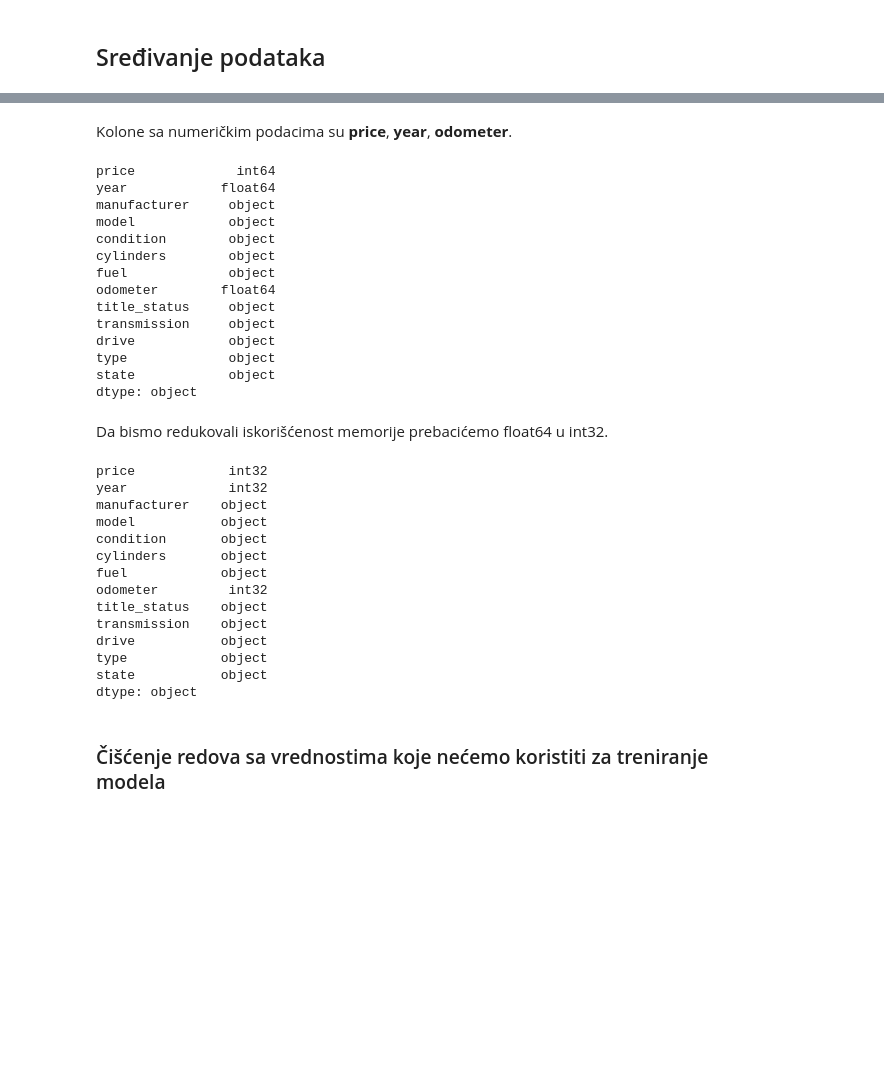
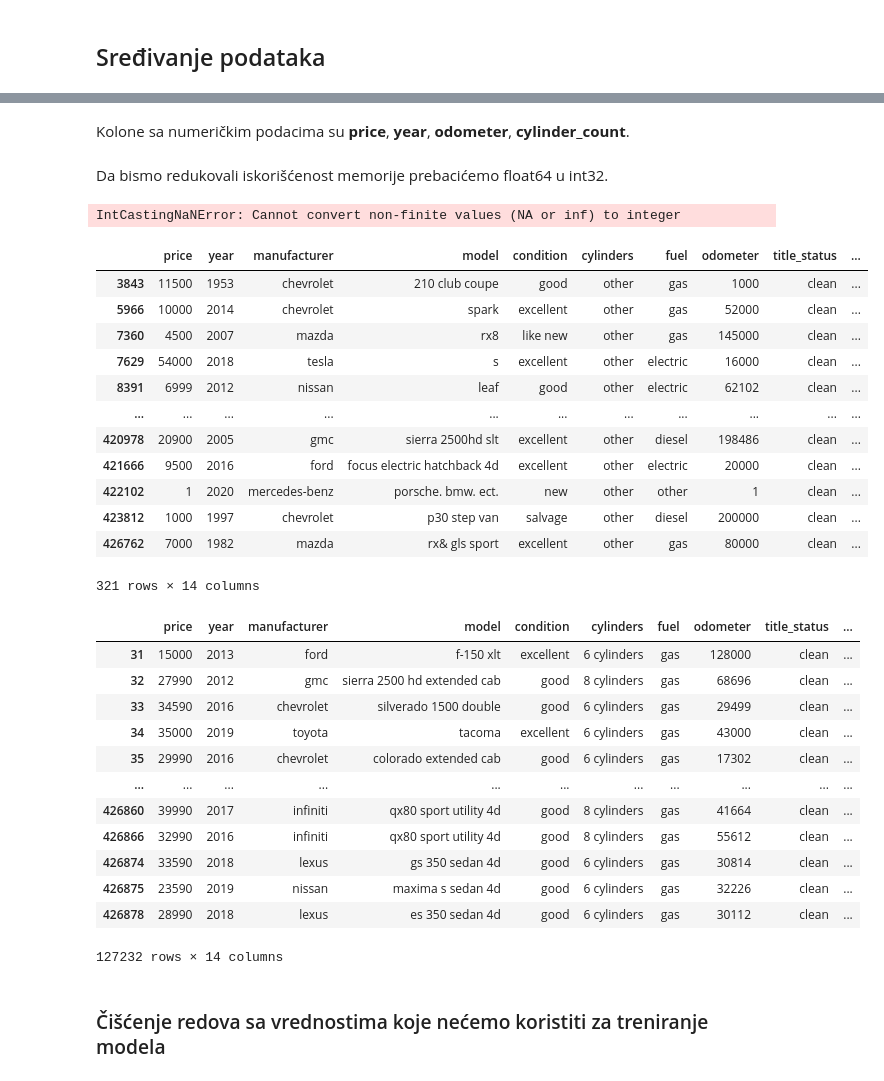
Before and after one commit to chevisha/used_cars_price_prediction, a Jupyter notebook: study.ipynb, the cells around one changed output, grey strips where cells are left out. Saved outputs shown, nothing was run; the diff lists cells and outputs as text; code cells hidden in the pictures; blank space fills up the shorter version.

```diff
--- a/study.ipynb
+++ b/study.ipynb
@@ -326,0 +299,10 @@ dtype: float64
+# %%
+import re
+def extract_number(text):
+    match = re.search(r'\d+', text)
+    return int(match.group()) if match else None
+
+
+df_relevant_columns['cylinder_count'] = df_relevant_columns['cylinders'].apply(extract_number)
+# df_relevant_columns.drop('cylinders',inplace=True,axis=1)
+# df_relevant_columns[df_relevant_columns['cylinder_count']]
@@ -327,45 +314,47 @@ dtype: float64
 # %% [markdown]
-Kolone sa numeričkim podacima su **price**, **year**, **odometer**.
+Kolone sa numeričkim podacima su **price**, **year**, **odometer**, **cylinder_count**.
-# %%
-df_relevant_columns.dtypes
-# %% [output]
-price             int64
-year            float64
-manufacturer     object
-model            object
-condition        object
-cylinders        object
-fuel             object
-odometer        float64
-title_status     object
-transmission     object
-drive            object
-type             object
-state            object
-dtype: object
 # %% [markdown]
 Da bismo redukovali iskorišćenost memorije prebacićemo float64 u int32.
 # %%
 df_relevant_columns['price'] = df_relevant_columns['price'].astype(int)
 df_relevant_columns['year'] = df_relevant_columns['year'].astype(int)
 df_relevant_columns['odometer'] = df_relevant_columns['odometer'].astype(int)
+df_relevant_columns['cylinder_count'] = df_relevant_columns['cylinder_count'].astype(int)
+# %% [output]
+IntCastingNaNError: Cannot convert non-finite values (NA or inf) to integer
+# %%
+none_rows = df_relevant_columns[df_relevant_columns['cylinder_count'].isna()]
+none_rows
+# %% [output]
+|  | price | year | manufacturer | model | condition | cylinders | fuel | odometer | title_status | ... |
+| 3843 | 11500 | 1953 | chevrolet | 210 club coupe | good | other | gas | 1000 | clean | ... |
+| 5966 | 10000 | 2014 | chevrolet | spark | excellent | other | gas | 52000 | clean | ... |
+| 7360 | 4500 | 2007 | mazda | rx8 | like new | other | gas | 145000 | clean | ... |
+| 7629 | 54000 | 2018 | tesla | s | excellent | other | electric | 16000 | clean | ... |
+| 8391 | 6999 | 2012 | nissan | leaf | good | other | electric | 62102 | clean | ... |
+| ... | ... | ... | ... | ... | ... | ... | ... | ... | ... | ... |
+| 420978 | 20900 | 2005 | gmc | sierra 2500hd slt | excellent | other | diesel | 198486 | clean | ... |
+| 421666 | 9500 | 2016 | ford | focus electric hatchback 4d | excellent | other | electric | 20000 | clean | ... |
+| 422102 | 1 | 2020 | mercedes-benz | porsche. bmw. ect. | new | other | other | 1 | clean | ... |
+| 423812 | 1000 | 1997 | chevrolet | p30 step van | salvage | other | diesel | 200000 | clean | ... |
+| 426762 | 7000 | 1982 | mazda | rx& gls sport | excellent | other | gas | 80000 | clean | ... |
+321 rows × 14 columns
 # %%
-df_relevant_columns.dtypes
+df_relevant_columns
 # %% [output]
+|  | price | year | manufacturer | model | condition | cylinders | fuel | odometer | title_status | ... |
+| 31 | 15000 | 2013 | ford | f-150 xlt | excellent | 6 cylinders | gas | 128000 | clean | ... |
+| 32 | 27990 | 2012 | gmc | sierra 2500 hd extended cab | good | 8 cylinders | gas | 68696 | clean | ... |
+| 33 | 34590 | 2016 | chevrolet | silverado 1500 double | good | 6 cylinders | gas | 29499 | clean | ... |
+| 34 | 35000 | 2019 | toyota | tacoma | excellent | 6 cylinders | gas | 43000 | clean | ... |
+| 35 | 29990 | 2016 | chevrolet | colorado extended cab | good | 6 cylinders | gas | 17302 | clean | ... |
+| ... | ... | ... | ... | ... | ... | ... | ... | ... | ... | ... |
+| 426860 | 39990 | 2017 | infiniti | qx80 sport utility 4d | good | 8 cylinders | gas | 41664 | clean | ... |
+| 426866 | 32990 | 2016 | infiniti | qx80 sport utility 4d | good | 8 cylinders | gas | 55612 | clean | ... |
+| 426874 | 33590 | 2018 | lexus | gs 350 sedan 4d | good | 6 cylinders | gas | 30814 | clean | ... |
+| 426875 | 23590 | 2019 | nissan | maxima s sedan 4d | good | 6 cylinders | gas | 32226 | clean | ... |
+| 426878 | 28990 | 2018 | lexus | es 350 sedan 4d | good | 6 cylinders | gas | 30112 | clean | ... |
-price            int32
-year             int32
-manufacturer    object
-model           object
-condition       object
-cylinders       object
-fuel            object
-odometer         int32
-title_status    object
-transmission    object
-drive           object
-type            object
-state           object
-dtype: object
+127232 rows × 14 columns
 # %% [markdown]
 ### Čišćenje redova sa vrednostima koje nećemo koristiti za treniranje modela
 # %% [markdown]
```
Also changed, not shown: parts of 17 cells of this notebook.
